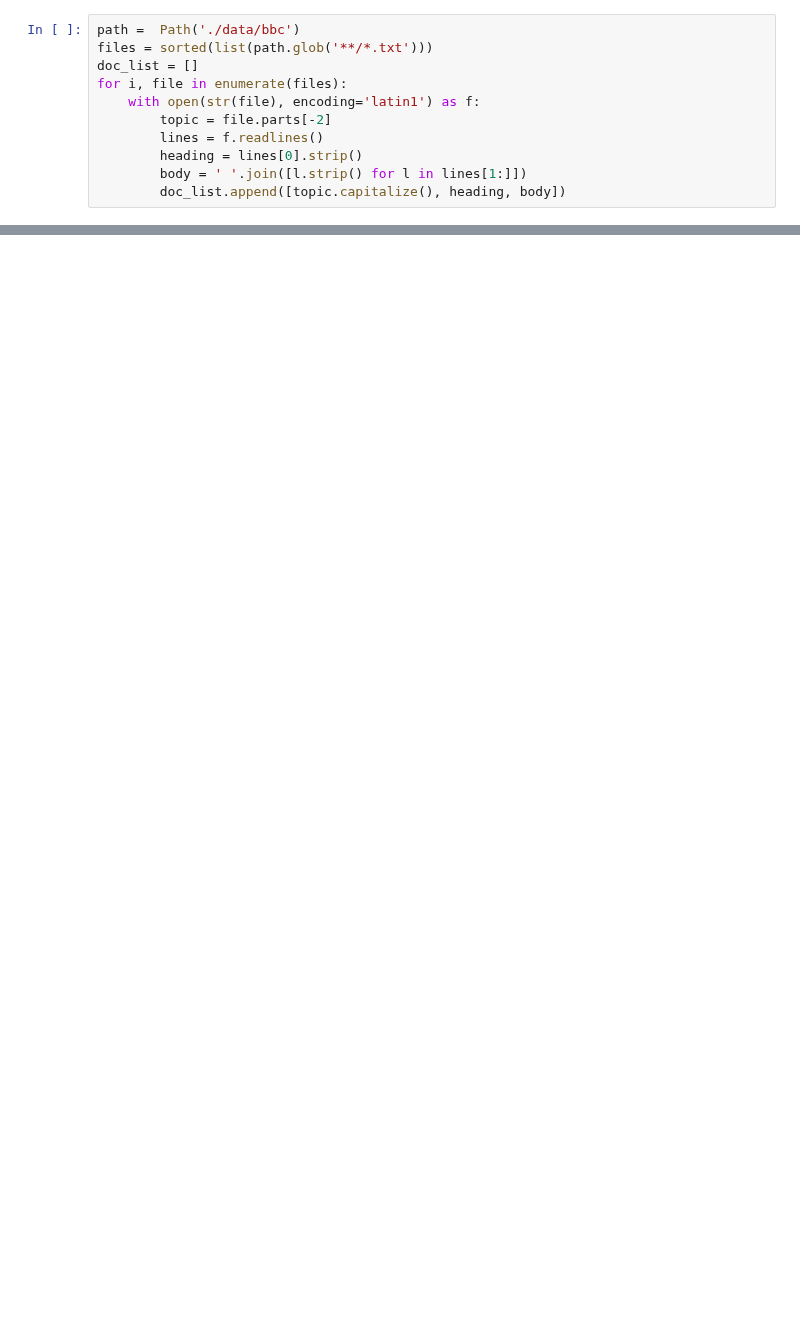
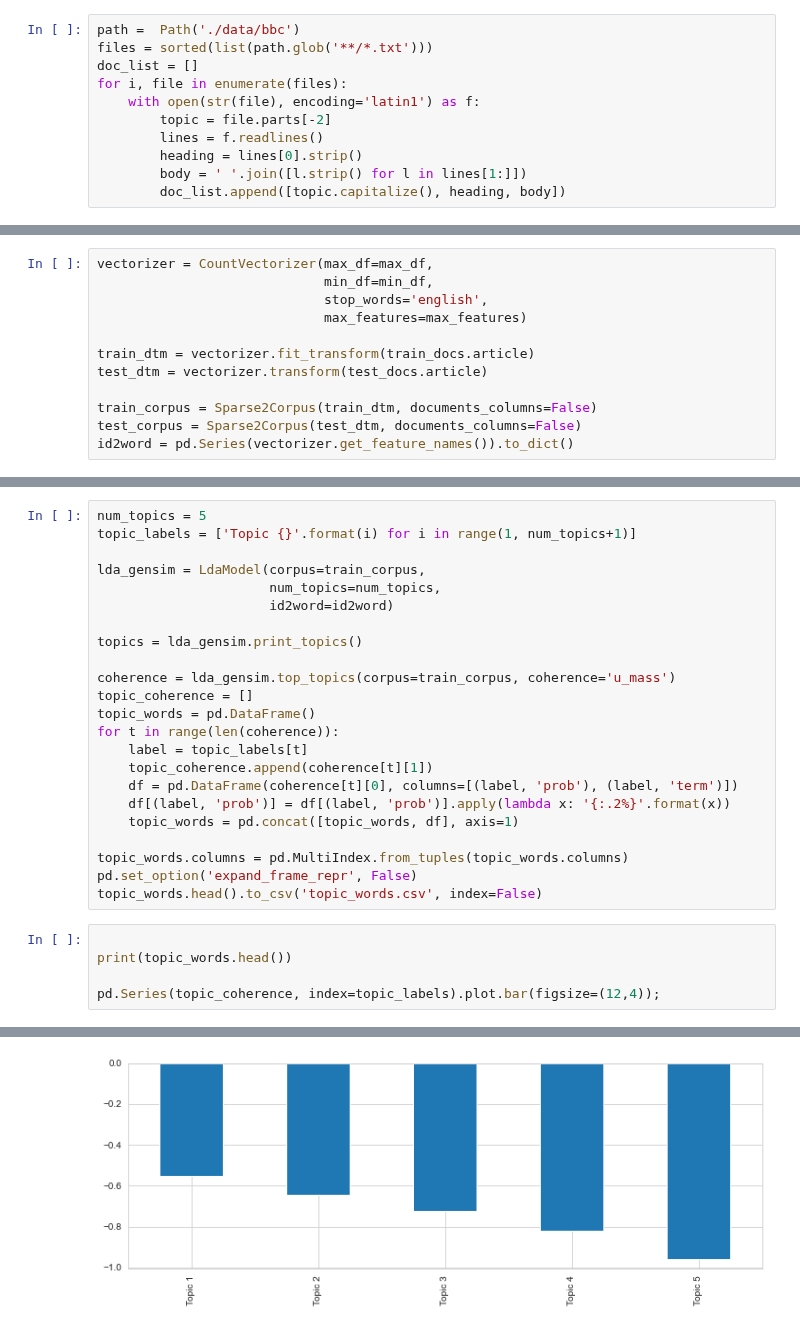
Before and after one commit to MuayThaiLegz/PythonSoftwareDev, a Jupyter notebook: movieclassifier/NewlayerTwo.ipynb, the cells around one changed output, grey strips where cells are left out. Cells and saved outputs as stored; diff of their text form; blank space fills up the shorter version.

```diff
--- a/movieclassifier/NewlayerTwo.ipynb
+++ b/movieclassifier/NewlayerTwo.ipynb
@@ -239,0 +286,12 @@ FileNotFoundError: [Errno 2] No such file or directory: 'classifier.pkl'
+# %%
+vectorizer = CountVectorizer(max_df=max_df,
+                             min_df=min_df,
+                             stop_words='english',
+                             max_features=max_features)
+
+train_dtm = vectorizer.fit_transform(train_docs.article)
+test_dtm = vectorizer.transform(test_docs.article)
+
+train_corpus = Sparse2Corpus(train_dtm, documents_columns=False)
+test_corpus = Sparse2Corpus(test_dtm, documents_columns=False)
+id2word = pd.Series(vectorizer.get_feature_names()).to_dict()
@@ -239,0 +319,29 @@ FileNotFoundError: [Errno 2] No such file or directory: 'classifier.pkl'
+# %%
+num_topics = 5
+topic_labels = ['Topic {}'.format(i) for i in range(1, num_topics+1)]
+
+lda_gensim = LdaModel(corpus=train_corpus,
+                      num_topics=num_topics,
+                      id2word=id2word)
+
+topics = lda_gensim.print_topics()
+
+coherence = lda_gensim.top_topics(corpus=train_corpus, coherence='u_mass')
+topic_coherence = []
+topic_words = pd.DataFrame()
+for t in range(len(coherence)):
+    label = topic_labels[t]
+    topic_coherence.append(coherence[t][1])
+    df = pd.DataFrame(coherence[t][0], columns=[(label, 'prob'), (label, 'term')])
+    df[(label, 'prob')] = df[(label, 'prob')].apply(lambda x: '{:.2%}'.format(x))
+    topic_words = pd.concat([topic_words, df], axis=1)
+
+topic_words.columns = pd.MultiIndex.from_tuples(topic_words.columns)
+pd.set_option('expand_frame_repr', False)
+topic_words.head().to_csv('topic_words.csv', index=False)
+# %%
+
+print(topic_words.head())
+
+pd.Series(topic_coherence, index=topic_labels).plot.bar(figsize=(12,4));
+# %% [output]
@@ -239,0 +355 @@ FileNotFoundError: [Errno 2] No such file or directory: 'classifier.pkl'
+[figure, added]
```
Also changed, not shown: parts of 33 cells of this notebook.
